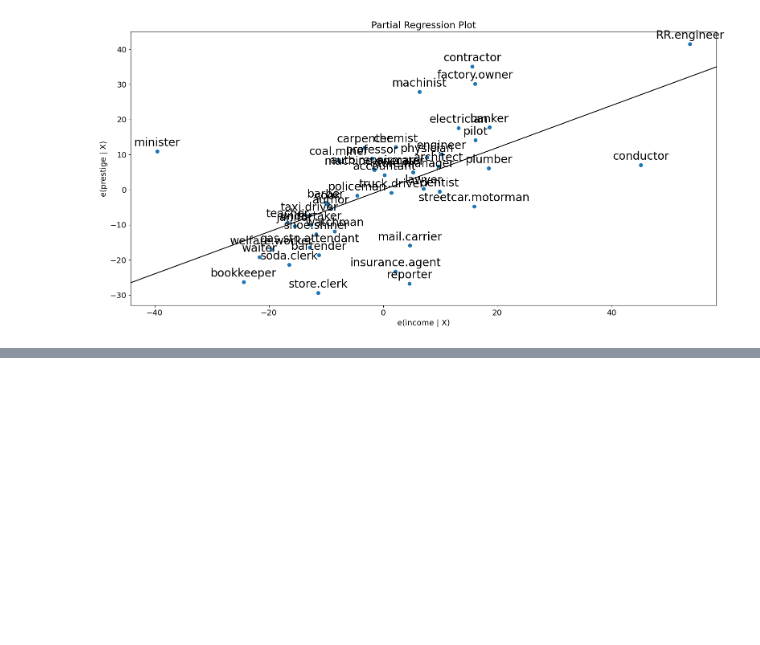
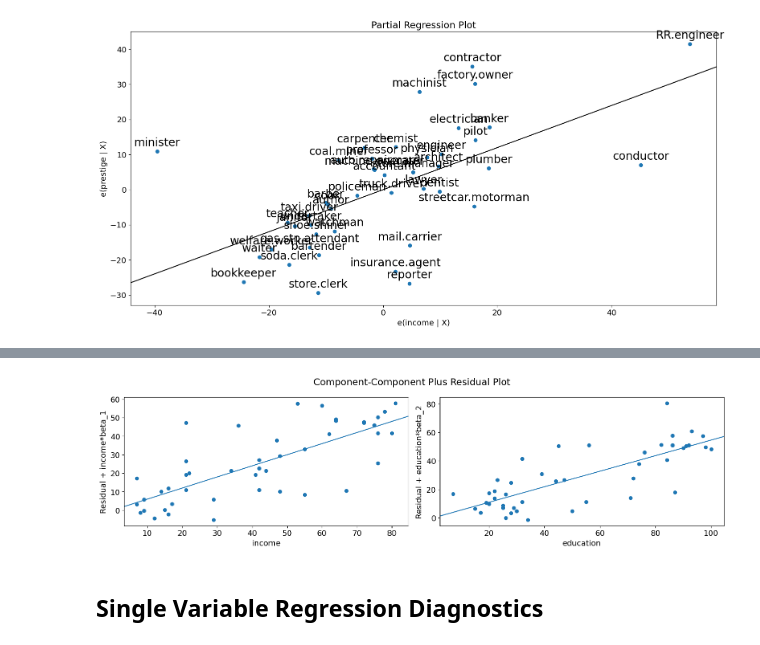
Before and after one commit to ARKA1112/Py_QuickNotes, a Jupyter notebook: statsmodels/regression_plots.ipynb, the cells around one changed output, grey strips where cells are left out. Cells and saved outputs as stored; diff of their text form; code cells hidden in the pictures; blank space fills up the shorter version.

```diff
--- a/statsmodels/regression_plots.ipynb
+++ b/statsmodels/regression_plots.ipynb
@@ -93,0 +120,7 @@ prestige.index.isin
+# %%
+fig = sm.graphics.plot_ccpr_grid(prestige_model)
+fig.tight_layout(pad=1.0)
+# %% [output]
+[figure, added]
+# %% [markdown]
+## Single Variable Regression Diagnostics
```
Also changed, not shown: parts of 23 cells of this notebook, 2 other files.
